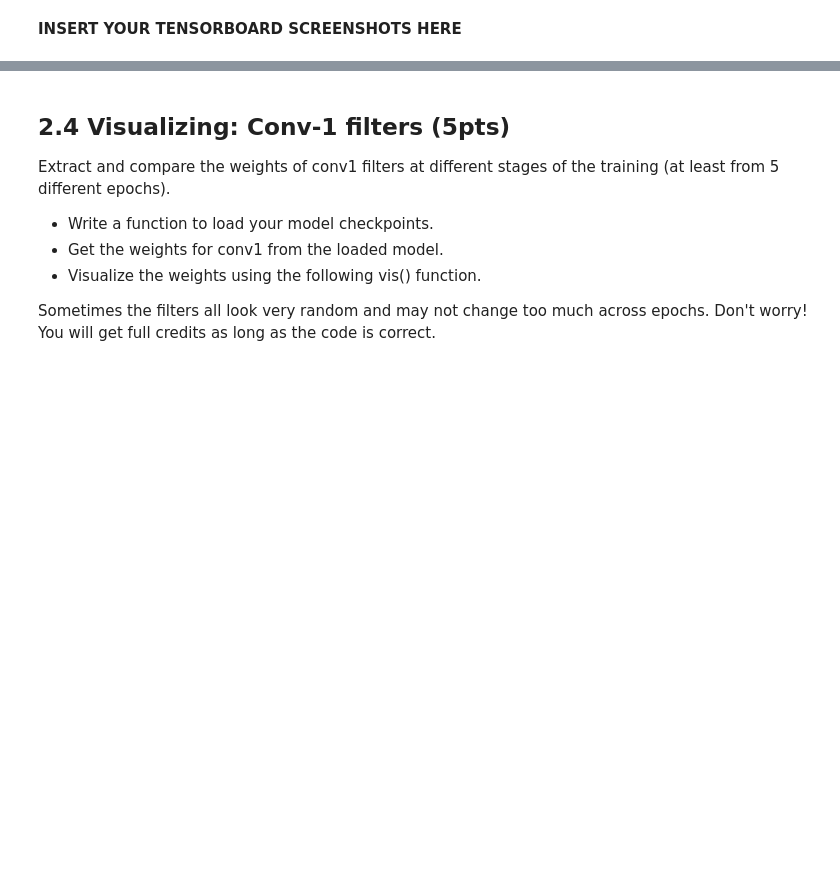
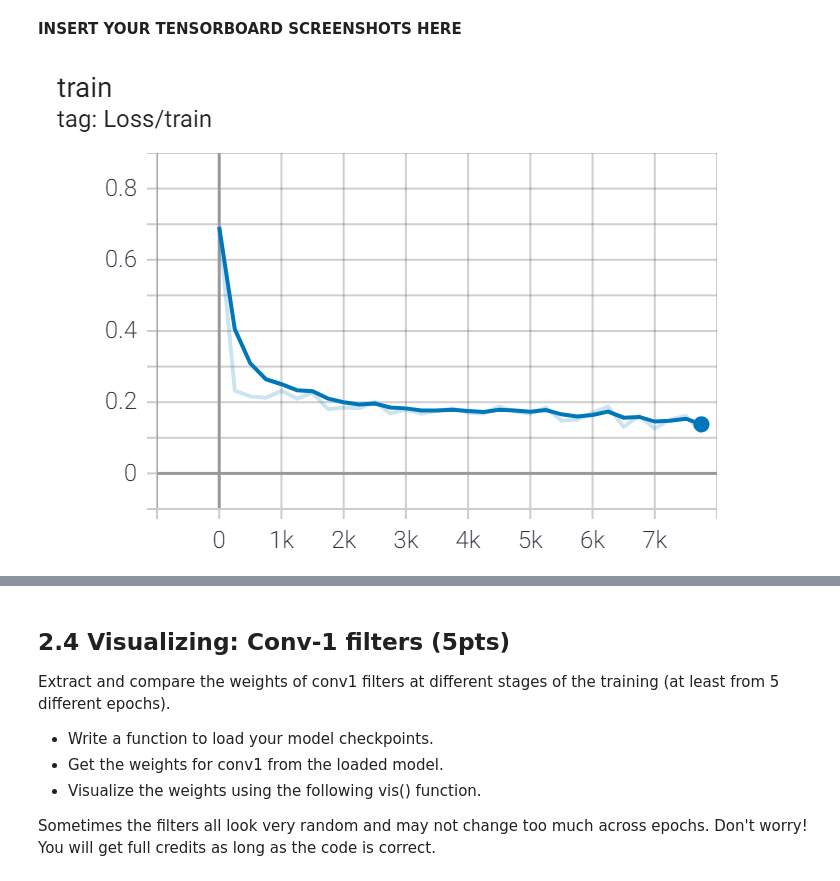
Before and after one commit to dhruvah/multi_label_classification, a Jupyter notebook: q2_caffenet_pascal.ipynb, the cells around one changed output, grey strips where cells are left out. Saved outputs shown, nothing was run; the diff lists cells and outputs as text; code cells hidden in the pictures; blank space fills up the shorter version.

```diff
--- a/q2_caffenet_pascal.ipynb
+++ b/q2_caffenet_pascal.ipynb
@@ -129,2 +148,7 @@ print('test map:', test_map)
 # %% [markdown]
 **INSERT YOUR TENSORBOARD SCREENSHOTS HERE**
+# %%
+from IPython.display import Image
+Image("./images/q2_train.png")
+# %% [output]
+[figure, added]
```
Also changed, not shown: parts of 11 cells of this notebook, 9 other files.
